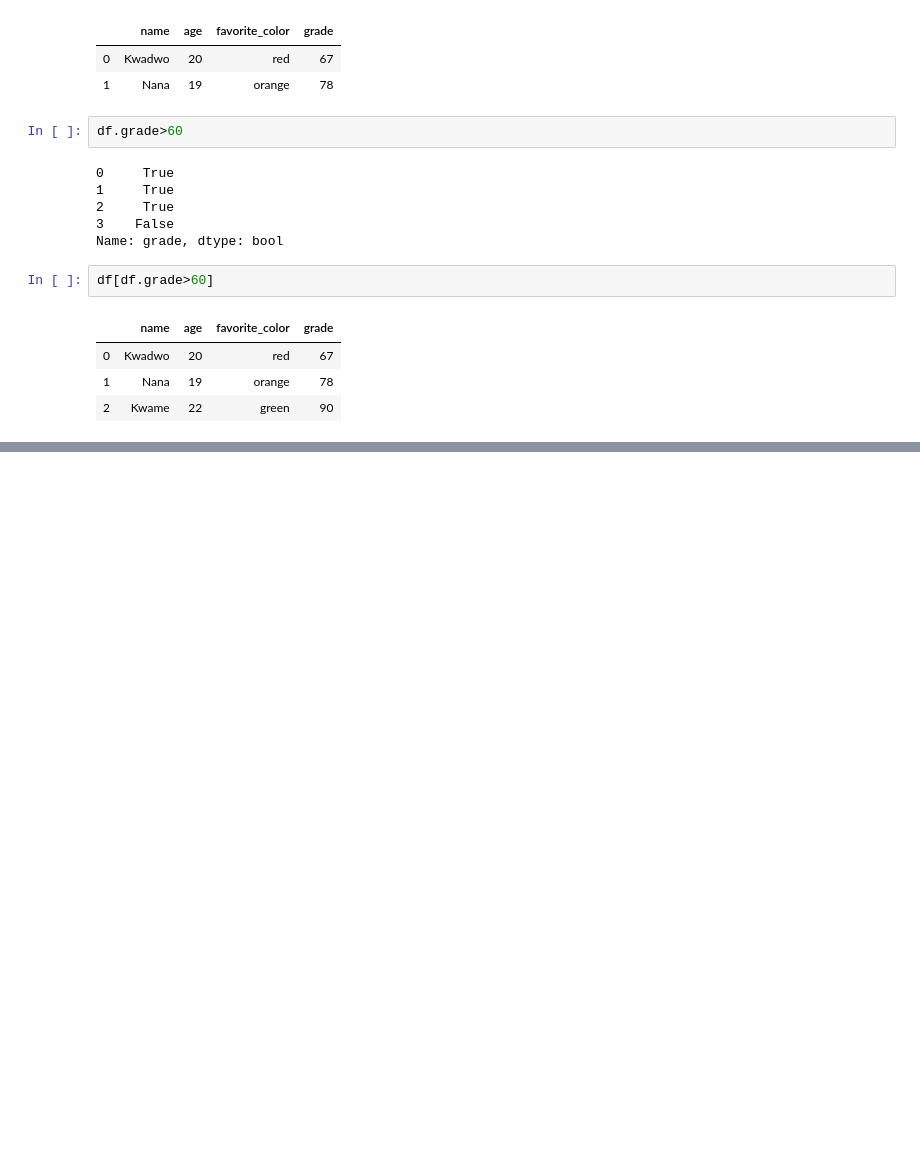
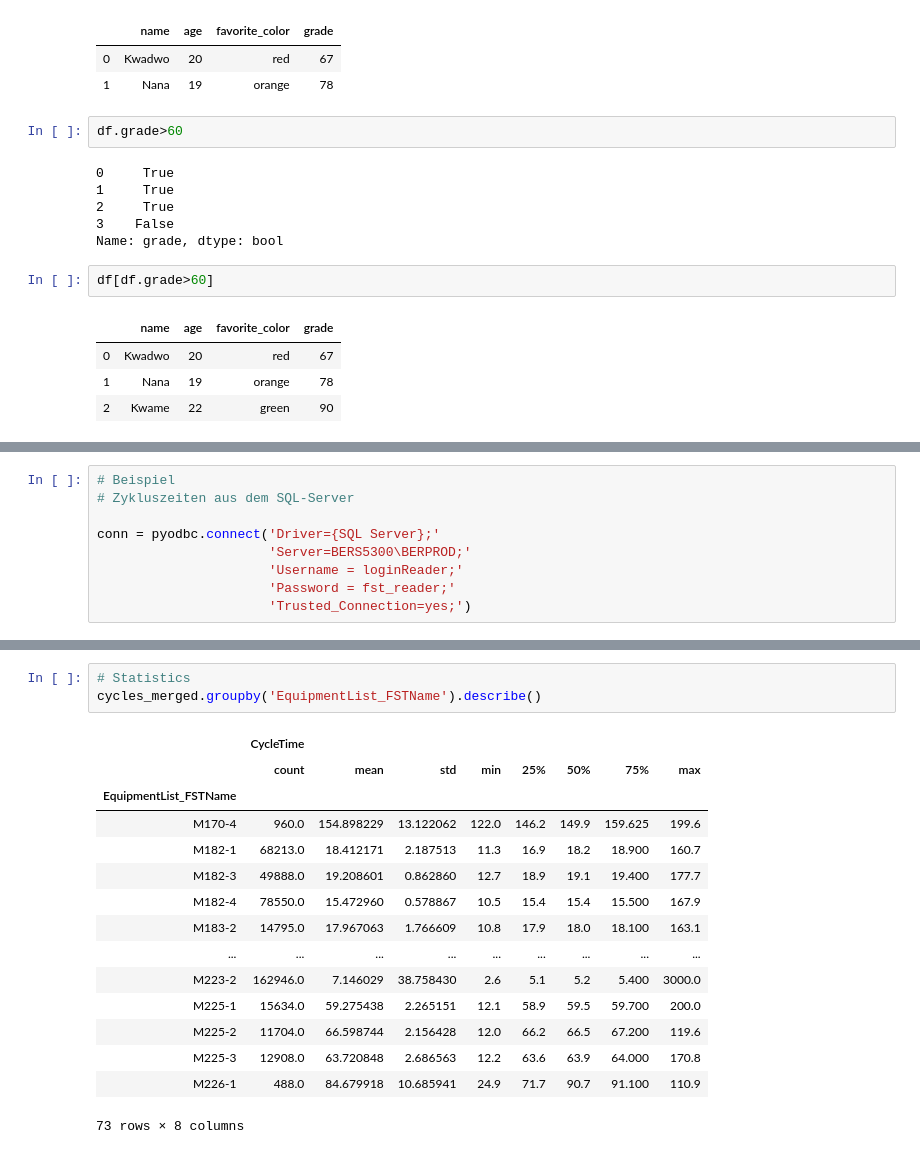
Before and after one commit to macca69/juptrain, a Jupyter notebook: Training Hans.ipynb, the cells around one changed output, grey strips where cells are left out. Drawn from its saved outputs; the diff is of its cells as text; blank space fills up the shorter version.

```diff
--- a/Training Hans.ipynb
+++ b/Training Hans.ipynb
@@ -275,0 +364,9 @@ df[df.grade>60]
+# %%
+# Beispiel
+# Zykluszeiten aus dem SQL-Server
+
+conn = pyodbc.connect('Driver={SQL Server};'
+                      'Server=BERS5300\BERPROD;'
+                      'Username = loginReader;'
+                      'Password = fst_reader;'
+                      'Trusted_Connection=yes;')
@@ -275,0 +532,19 @@ df[df.grade>60]
+# %%
+# Statistics
+cycles_merged.groupby('EquipmentList_FSTName').describe()
+# %% [output]
+|  | CycleTime |  |  |  |  |  |  |  |
+|  | count | mean | std | min | 25% | 50% | 75% | max |
+| EquipmentList_FSTName |  |  |  |  |  |  |  |  |
+| M170-4 | 960.0 | 154.898229 | 13.122062 | 122.0 | 146.2 | 149.9 | 159.625 | 199.6 |
+| M182-1 | 68213.0 | 18.412171 | 2.187513 | 11.3 | 16.9 | 18.2 | 18.900 | 160.7 |
+| M182-3 | 49888.0 | 19.208601 | 0.862860 | 12.7 | 18.9 | 19.1 | 19.400 | 177.7 |
+| M182-4 | 78550.0 | 15.472960 | 0.578867 | 10.5 | 15.4 | 15.4 | 15.500 | 167.9 |
+| M183-2 | 14795.0 | 17.967063 | 1.766609 | 10.8 | 17.9 | 18.0 | 18.100 | 163.1 |
+| ... | ... | ... | ... | ... | ... | ... | ... | ... |
+| M223-2 | 162946.0 | 7.146029 | 38.758430 | 2.6 | 5.1 | 5.2 | 5.400 | 3000.0 |
+| M225-1 | 15634.0 | 59.275438 | 2.265151 | 12.1 | 58.9 | 59.5 | 59.700 | 200.0 |
+| M225-2 | 11704.0 | 66.598744 | 2.156428 | 12.0 | 66.2 | 66.5 | 67.200 | 119.6 |
+| M225-3 | 12908.0 | 63.720848 | 2.686563 | 12.2 | 63.6 | 63.9 | 64.000 | 170.8 |
+| M226-1 | 488.0 | 84.679918 | 10.685941 | 24.9 | 71.7 | 90.7 | 91.100 | 110.9 |
+73 rows × 8 columns
```
Also changed, not shown: parts of 66 cells of this notebook, 2 other files.
